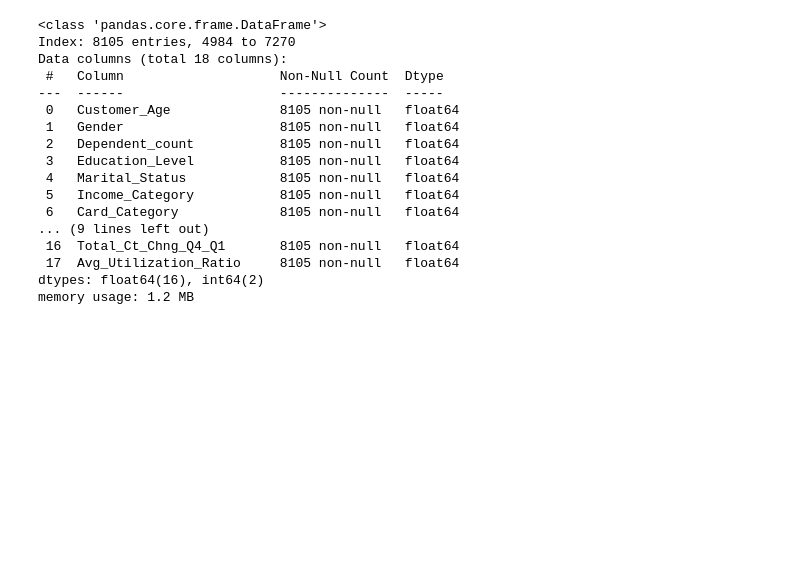
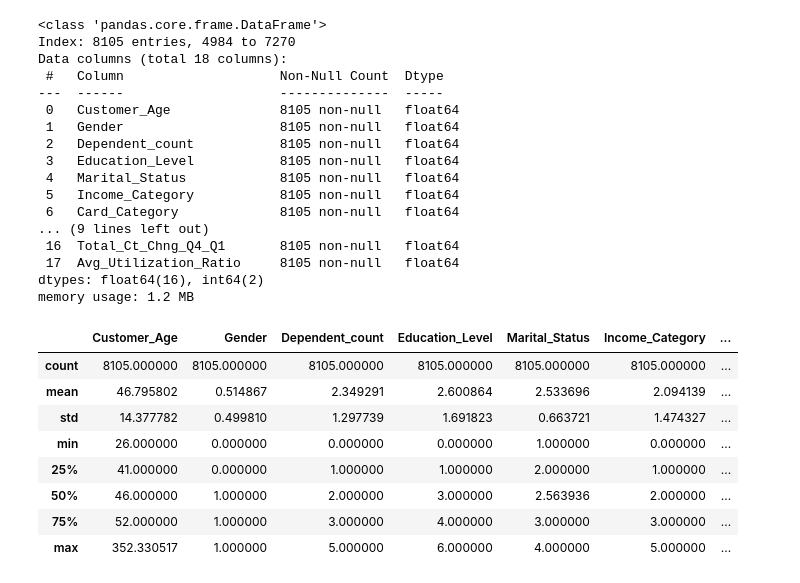
Before and after one commit to SheidaAbedpour/Regression-Credit-Limit-Prediction, a Jupyter notebook: main.ipynb, the cells around one changed output. Saved outputs shown, nothing was run; the diff lists cells and outputs as text; code cells hidden in the pictures; blank space fills up the shorter version.

```diff
--- a/main.ipynb
+++ b/main.ipynb
@@ -293,3 +295,15 @@ Data columns (total 18 columns):
  17  Avg_Utilization_Ratio     8105 non-null   float64
 dtypes: float64(16), int64(2)
 memory usage: 1.2 MB
+# %%
+train_df.describe()
+# %% [output]
+|  | Customer_Age | Gender | Dependent_count | Education_Level | Marital_Status | Income_Category | ... |
+| count | 8105.000000 | 8105.000000 | 8105.000000 | 8105.000000 | 8105.000000 | 8105.000000 | ... |
+| mean | 46.795802 | 0.514867 | 2.349291 | 2.600864 | 2.533696 | 2.094139 | ... |
+| std | 14.377782 | 0.499810 | 1.297739 | 1.691823 | 0.663721 | 1.474327 | ... |
+| min | 26.000000 | 0.000000 | 0.000000 | 0.000000 | 1.000000 | 0.000000 | ... |
+| 25% | 41.000000 | 0.000000 | 1.000000 | 1.000000 | 2.000000 | 1.000000 | ... |
+| 50% | 46.000000 | 1.000000 | 2.000000 | 3.000000 | 2.563936 | 2.000000 | ... |
+| 75% | 52.000000 | 1.000000 | 3.000000 | 4.000000 | 3.000000 | 3.000000 | ... |
+| max | 352.330517 | 1.000000 | 5.000000 | 6.000000 | 4.000000 | 5.000000 | ... |
```
Also changed, not shown: parts of 6 cells of this notebook.
